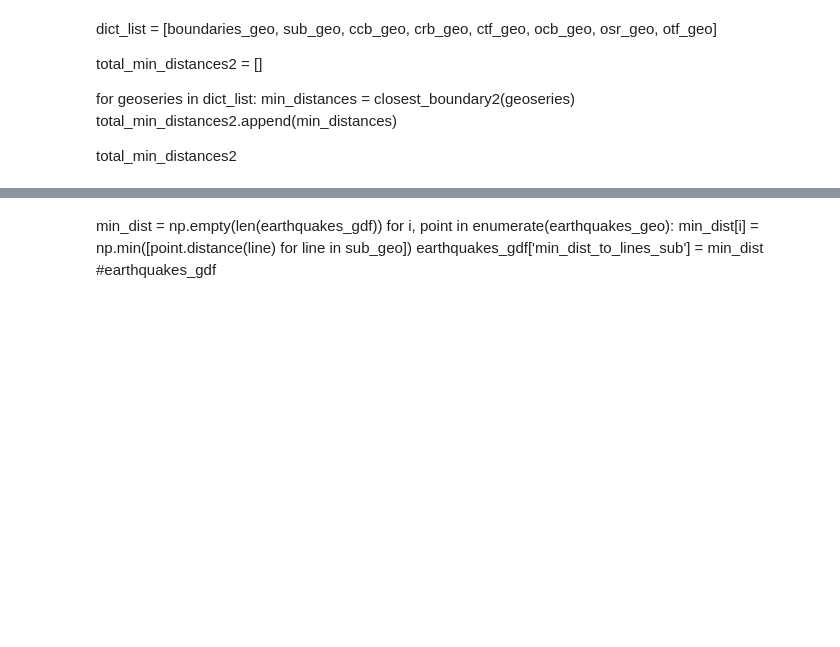
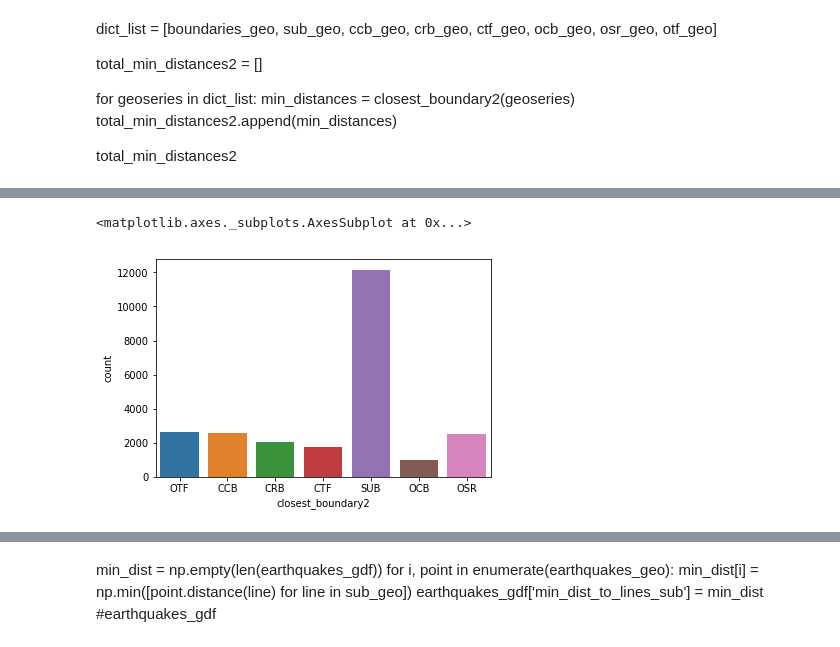
Before and after one commit to smitamisra/StrikingRobo_Earthquakes, a Jupyter notebook: MR_DQ3_2.ipynb, the cells around one changed output, grey strips where cells are left out. Drawn from its saved outputs; the diff is of its cells as text; code cells hidden in the pictures; blank space fills up the shorter version.

Commit message:
Calculate distance to nearest boundary type for smithsonian data set. plot points on geopandas map, color coded by nearest boundary.

```diff
--- a/MR_DQ3_2.ipynb
+++ b/MR_DQ3_2.ipynb
@@ -500,0 +540,3 @@ total_min_distances2
+# %%
+boundary_distances2 = pd.read_csv("MR_Data/Earthquake_boundary_distances2")
+boundary_distances2 = boundary_distances2.drop("Unnamed: 0", axis = 1)
@@ -500,0 +564,11 @@ total_min_distances2
+# %%
+conditions = [
+    (boundary_distances2['boundaries_geo2'] == boundary_distances2['sub_geo2']),
+    (boundary_distances2['boundaries_geo2'] == boundary_distances2['ccb_geo2']),
+    (boundary_distances2['boundaries_geo2'] == boundary_distances2['crb_geo2']),
+    (boundary_distances2['boundaries_geo2'] == boundary_distances2['ctf_geo2']),
+    (boundary_distances2['boundaries_geo2'] == boundary_distances2['ocb_geo2']),
+    (boundary_distances2['boundaries_geo2'] == boundary_distances2['osr_geo2']),
+    (boundary_distances2['boundaries_geo2'] == boundary_distances2['otf_geo2'])]
+choices = ['SUB', 'CCB', 'CRB', 'CTF', 'OCB', 'OSR', 'OTF']
+boundary_distances2['closest_boundary2'] = np.select(conditions, choices, default=np.nan)
@@ -500,0 +584,5 @@ total_min_distances2
+# %%
+sns.countplot(boundary_distances2["closest_boundary2"])
+# %% [output]
+<matplotlib.axes._subplots.AxesSubplot at 0x...>
+[figure, added]
```
Also changed, not shown: parts of 32 cells of this notebook, 1 other file.
